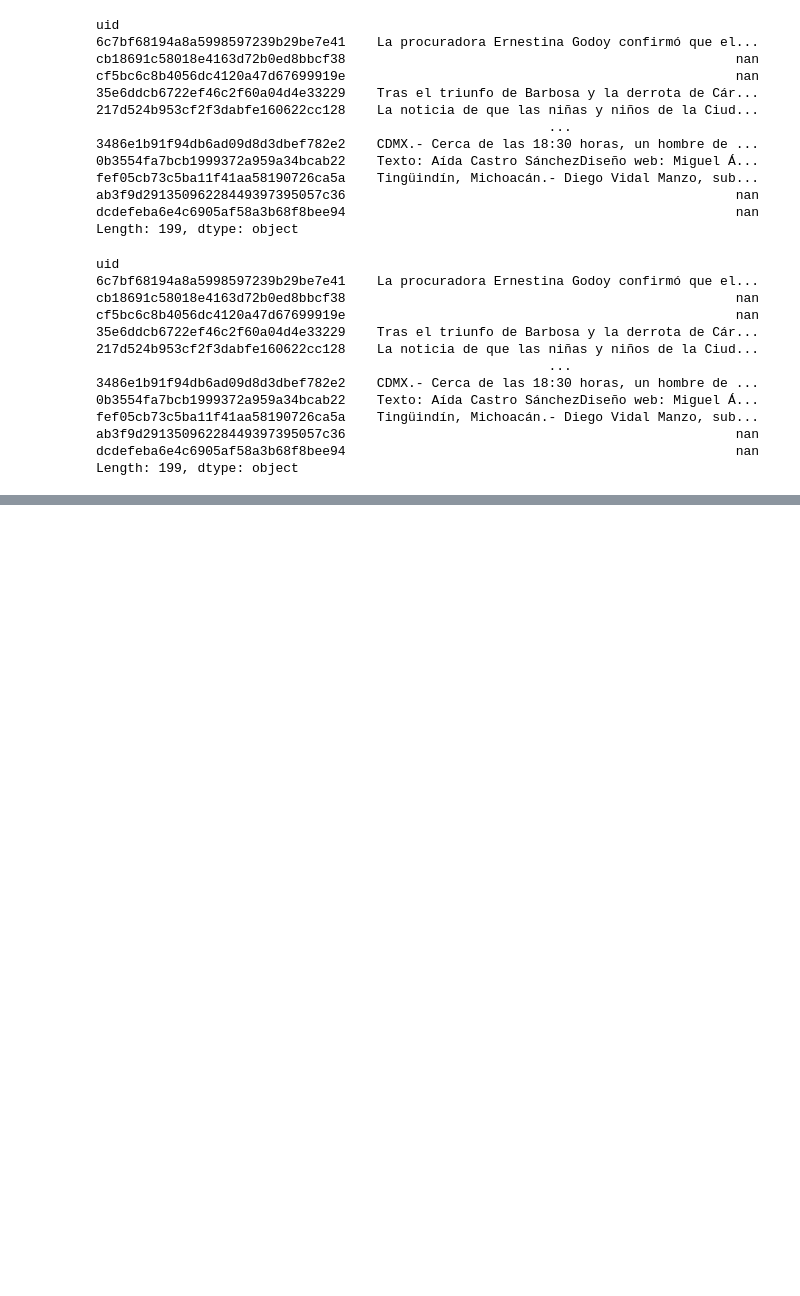
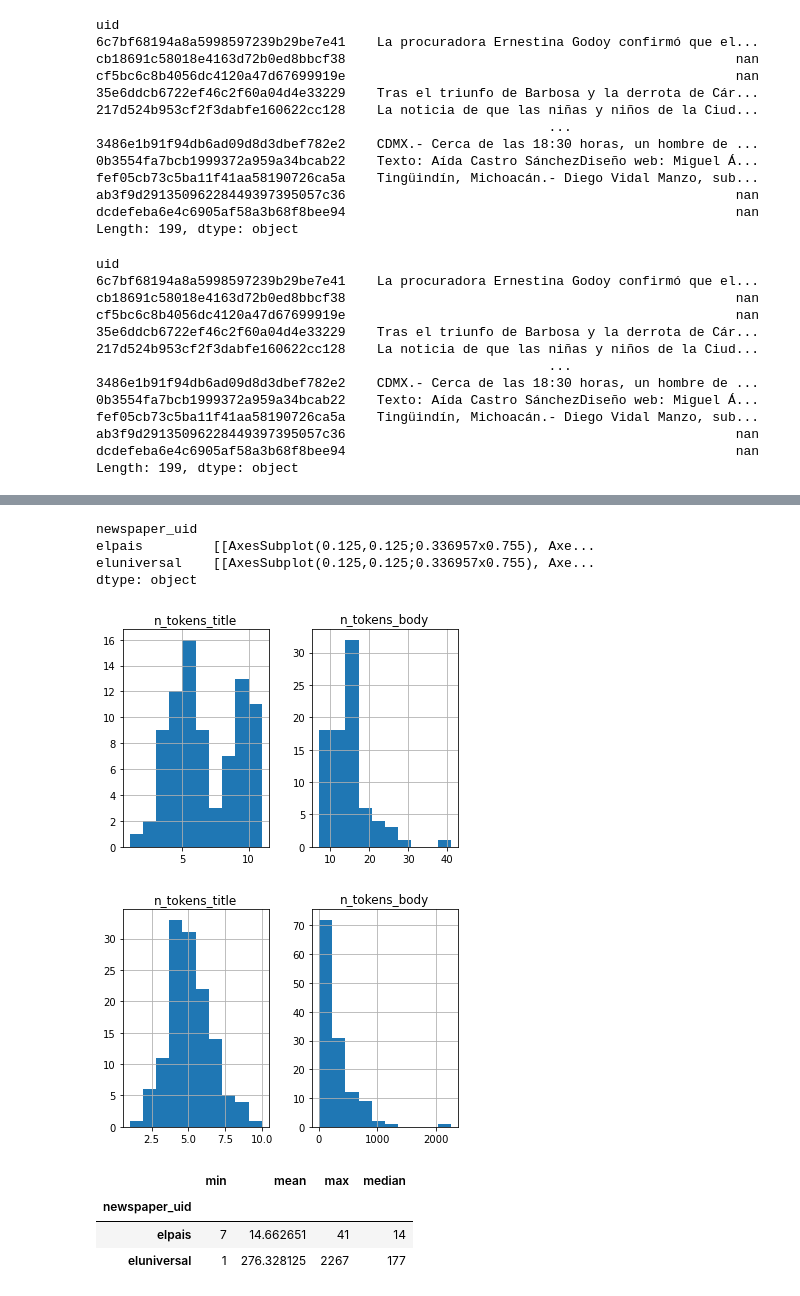
Before and after one commit to kemirandad/data_eng_web_scrap, a Jupyter notebook: platzi_data/pandas_starting.ipynb, the cells around one changed output, grey strips where cells are left out. Cells and saved outputs as stored; diff of their text form; code cells hidden in the pictures; blank space fills up the shorter version.

```diff
--- a/platzi_data/pandas_starting.ipynb
+++ b/platzi_data/pandas_starting.ipynb
@@ -463,0 +667,18 @@ Length: 199, dtype: object
+# %%
+all_newspapers = pd.concat([cleam_eluniversal, clean_elpais])
+grouped = all_newspapers.groupby('newspaper_uid')
+grouped.hist()
+# %% [output]
+newspaper_uid
+elpais         [[AxesSubplot(0.125,0.125;0.336957x0.755), Axe...
+eluniversal    [[AxesSubplot(0.125,0.125;0.336957x0.755), Axe...
+dtype: object
+[figure, added]
+[figure, added]
+# %%
+grouped['n_tokens_body'].agg(['min','mean','max','median'])
+# %% [output]
+|  | min | mean | max | median |
+| newspaper_uid |  |  |  |  |
+| elpais | 7 | 14.662651 | 41 | 14 |
+| eluniversal | 1 | 276.328125 | 2267 | 177 |
```
Also changed, not shown: parts of 26 cells of this notebook, 1 other file.
